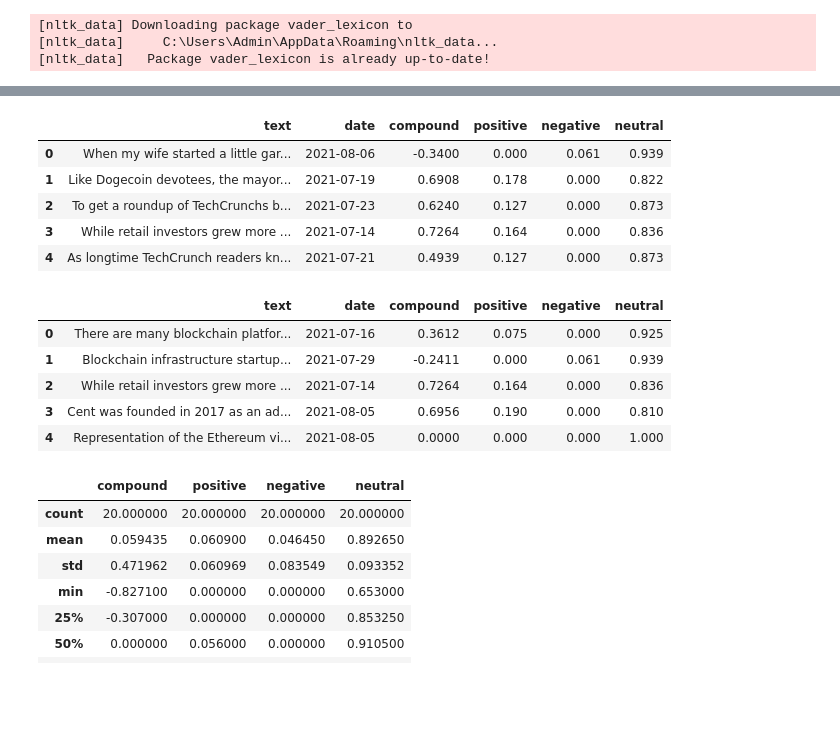
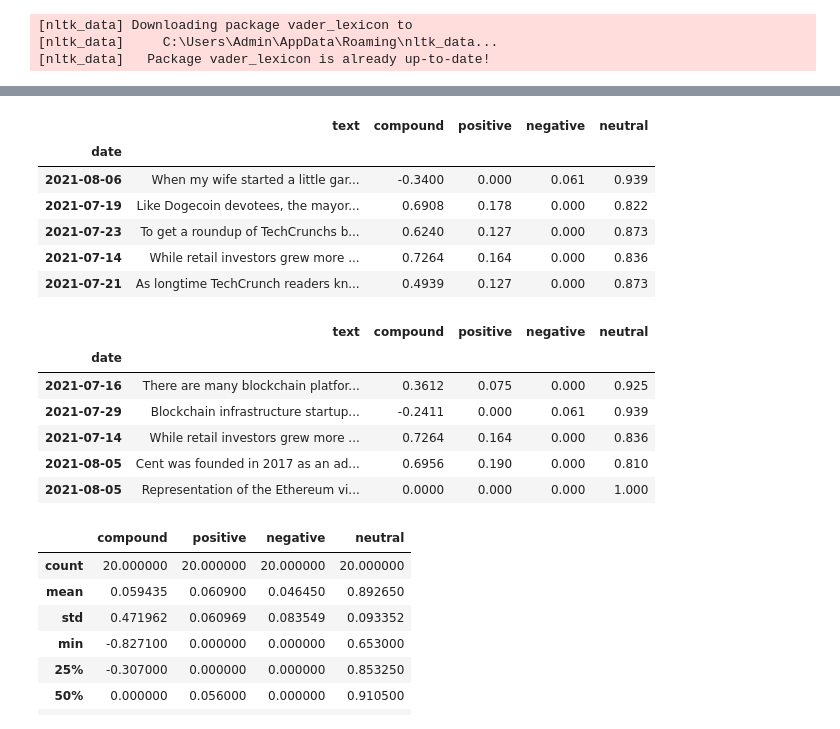
Before and after one commit to yrlbaker/unit12_hw, a Jupyter notebook: NLP/sa_nlp_hw.ipynb, the cells around one changed output, grey strips where cells are left out. Saved outputs shown, nothing was run; the diff lists cells and outputs as text; code cells hidden in the pictures; blank space fills up the shorter version.

```diff
--- a/NLP/sa_nlp_hw.ipynb
+++ b/NLP/sa_nlp_hw.ipynb
@@ -111,41 +111,41 @@ Ethereum article total: 2462
 bitcoin_sentiment_df = []
 
 for article in bitcoin_articles["articles"]:
     try:
         text = article["content"]
         date = article["publishedAt"][:10]
         sentiment = analyzer.polarity_scores(text)
         compound = sentiment["compound"]
         pos = sentiment["pos"]
         neu = sentiment["neu"]
         neg = sentiment["neg"]
 
         bitcoin_sentiment_df.append({
             "text": text,
             "date": date,
             "compound": compound,
             "positive": pos,
             "negative": neg,
             "neutral": neu
 
         })
     except AttributeError:
         pass
 
 # Create Dataframe
 bitcoin_df = pd.DataFrame(bitcoin_sentiment_df)
 
 # Arrange columns so that the date is first
-columns = ["date", "text", "compound", "positive", "negative", "neutral"]
-
+bitcoin_df = bitcoin_df.set_index("date")
 bitcoin_df.head()
 # %% [output]
-|  | text | date | compound | positive | negative | neutral |
-| 0 | When my wife started a little gar... | 2021-08-06 | -0.3400 | 0.000 | 0.061 | 0.939 |
-| 1 | Like Dogecoin devotees, the mayor... | 2021-07-19 | 0.6908 | 0.178 | 0.000 | 0.822 |
-| 2 | To get a roundup of TechCrunchs b... | 2021-07-23 | 0.6240 | 0.127 | 0.000 | 0.873 |
-| 3 | While retail investors grew more ... | 2021-07-14 | 0.7264 | 0.164 | 0.000 | 0.836 |
-| 4 | As longtime TechCrunch readers kn... | 2021-07-21 | 0.4939 | 0.127 | 0.000 | 0.873 |
+|  | text | compound | positive | negative | neutral |
+| date |  |  |  |  |  |
+| 2021-08-06 | When my wife started a little gar... | -0.3400 | 0.000 | 0.061 | 0.939 |
+| 2021-07-19 | Like Dogecoin devotees, the mayor... | 0.6908 | 0.178 | 0.000 | 0.822 |
+| 2021-07-23 | To get a roundup of TechCrunchs b... | 0.6240 | 0.127 | 0.000 | 0.873 |
+| 2021-07-14 | While retail investors grew more ... | 0.7264 | 0.164 | 0.000 | 0.836 |
+| 2021-07-21 | As longtime TechCrunch readers kn... | 0.4939 | 0.127 | 0.000 | 0.873 |
 # %%
 # Create the Ethereum sentiment scores DataFrame
 ethereum_sentiment_df = []
@@ -176,16 +176,16 @@ for article in ethereum_articles["articles"]:
 ethereum_df = pd.DataFrame(ethereum_sentiment_df)
 
 # Arrange columns so that the date is first
-columns = ["date", "text", "compound", "positive", "negative", "neutral"]
-
+ethereum_df = ethereum_df.set_index("date")
 ethereum_df.head()
 # %% [output]
-|  | text | date | compound | positive | negative | neutral |
-| 0 | There are many blockchain platfor... | 2021-07-16 | 0.3612 | 0.075 | 0.000 | 0.925 |
-| 1 | Blockchain infrastructure startup... | 2021-07-29 | -0.2411 | 0.000 | 0.061 | 0.939 |
-| 2 | While retail investors grew more ... | 2021-07-14 | 0.7264 | 0.164 | 0.000 | 0.836 |
-| 3 | Cent was founded in 2017 as an ad... | 2021-08-05 | 0.6956 | 0.190 | 0.000 | 0.810 |
-| 4 | Representation of the Ethereum vi... | 2021-08-05 | 0.0000 | 0.000 | 0.000 | 1.000 |
+|  | text | compound | positive | negative | neutral |
+| date |  |  |  |  |  |
+| 2021-07-16 | There are many blockchain platfor... | 0.3612 | 0.075 | 0.000 | 0.925 |
+| 2021-07-29 | Blockchain infrastructure startup... | -0.2411 | 0.000 | 0.061 | 0.939 |
+| 2021-07-14 | While retail investors grew more ... | 0.7264 | 0.164 | 0.000 | 0.836 |
+| 2021-08-05 | Cent was founded in 2017 as an ad... | 0.6956 | 0.190 | 0.000 | 0.810 |
+| 2021-08-05 | Representation of the Ethereum vi... | 0.0000 | 0.000 | 0.000 | 1.000 |
 # %%
 # Describe the Bitcoin Sentiment
 bitcoin_df.describe()
```
Also changed, not shown: parts of 13 cells of this notebook.
